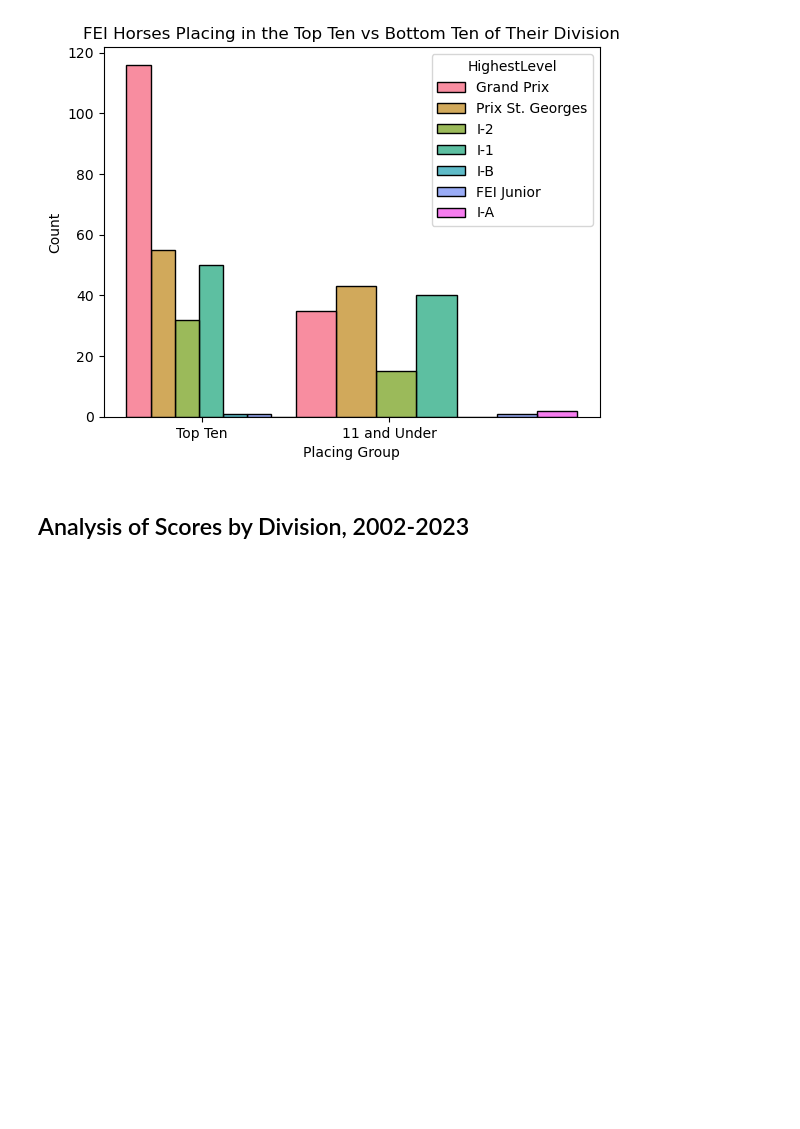
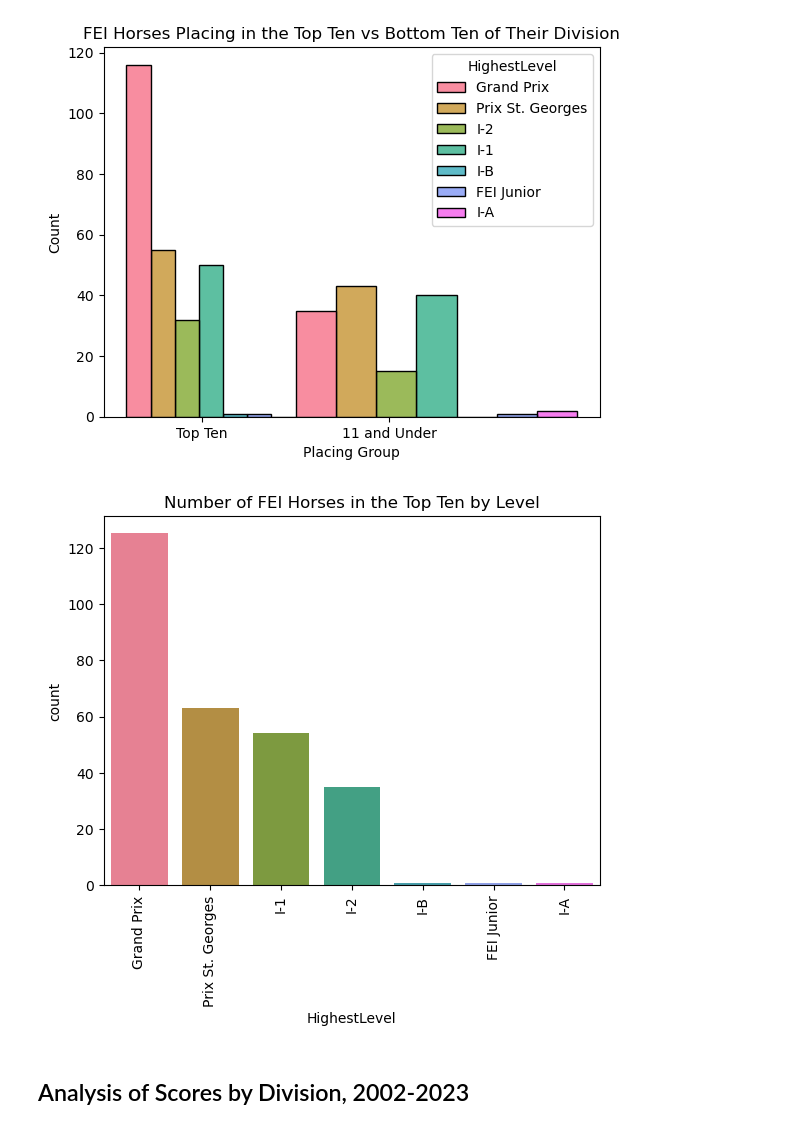
Before and after one commit to siobyrne/young-dressage-horse-program-analysis, a Jupyter notebook: younghorse.ipynb, the cells around one changed output. Cells and saved outputs as stored; diff of their text form; code cells hidden in the pictures; blank space fills up the shorter version.

```diff
--- a/younghorse.ipynb
+++ b/younghorse.ipynb
@@ -373,6 +394,20 @@ plt.savefig('images/fei-by-placing.png')
 plt.show()
 # %% [output]
 [figure]
+# %%
+sns.countplot(
+   x = 'HighestLevel',
+   data = top_ten,
+   palette = 'husl',
+   order = top_ten["HighestLevel"].value_counts().index
+)
+
+plt.title('Number of FEI Horses in the Top Ten by Level')
+plt.xticks(rotation=90)
+#plt.savefig('images/cdi-competitors.png')
+plt.show()
+# %% [output]
+[figure, added]
 # %% [markdown]
 ## Analysis of Scores by Division, 2002-2023
 # %% [markdown]
```
Also changed, not shown: parts of 11 cells of this notebook, 2 other files.
